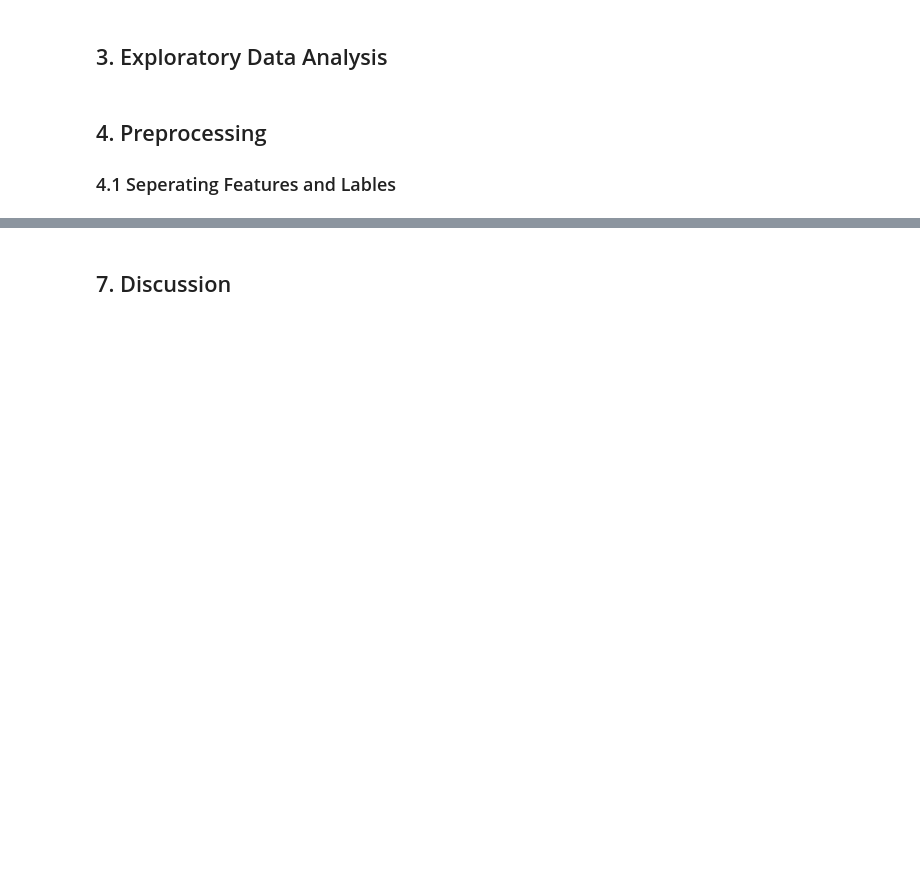
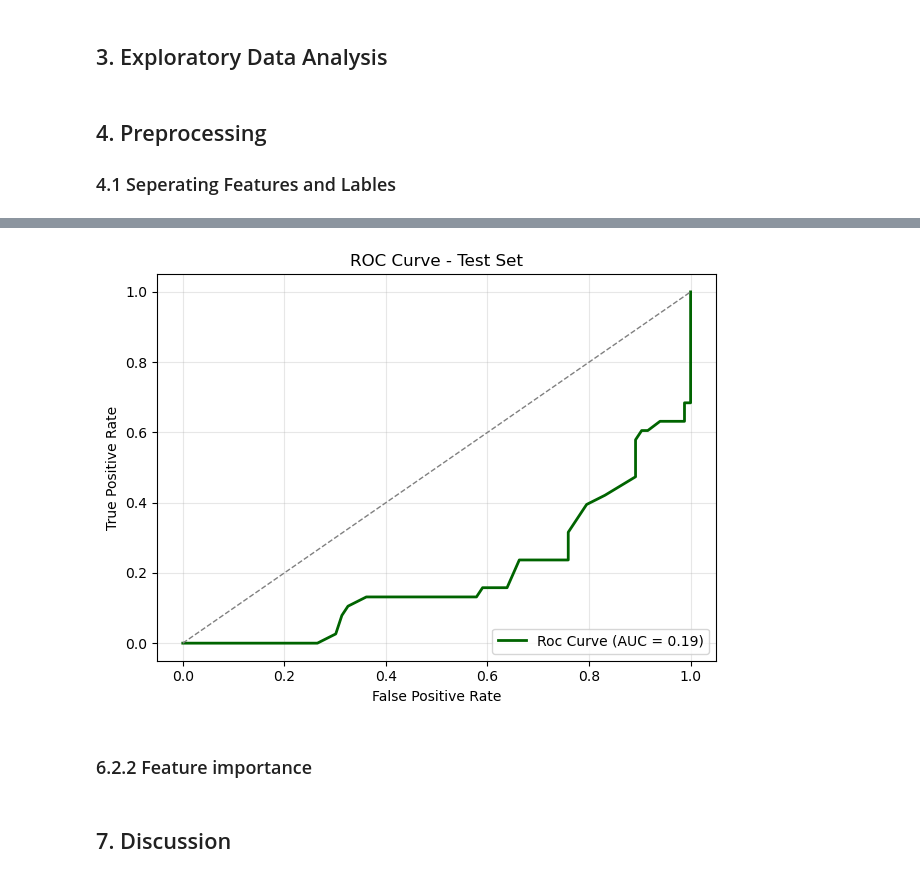
Before and after one commit to luludoaido/Dev_SAP, a Jupyter notebook: TM_1_RF_daSilvadoAido_Luana.ipynb, the cells around one changed output, grey strips where cells are left out. Saved outputs shown, nothing was run; the diff lists cells and outputs as text; code cells hidden in the pictures; blank space fills up the shorter version.

```diff
--- a/TM_1_RF_daSilvadoAido_Luana.ipynb
+++ b/TM_1_RF_daSilvadoAido_Luana.ipynb
@@ -64,3 +357,30 @@ validation_X, test_X, validation_y, test_y = train_test_split(test_X, test_y, te
+# %%
+#ROC-AUC
+#predict probabilities for MSS
+test_prob_binary = rfc_binary.predict_proba(X_test_var_binary)[:,1] #for posiive variable MSI
+fpr_binary, tpr_binary, thresholds = roc_curve(test_y_binary, test_prob_binary, pos_label="MSI")
+roc_auc_binary = auc(fpr_binary,tpr_binary)
+print("ROC-AUC Value:", roc_auc_binary)
+#Roc curve visualization:
+
+plt.Figure(figsize=(8,6))
+plt.plot(fpr_binary,tpr_binary, color ="darkgreen", lw = 2,
+         label=f"Roc Curve (AUC = {roc_auc_binary:.2f})")
+
+plt.plot([0,1],[0,1], color = "gray", lw= 1, linestyle = "--")
+
+plt.xlabel("False Positive Rate")
+plt.ylabel("True Positive Rate")
+
+plt.title("ROC Curve - Test Set")
+plt.legend(loc = "lower right")
+plt.grid(alpha=0.3)
+plt.tight_layout()
+plt.show()
+# %% [output]
+[figure, added]
+# %% [markdown]
+### 6.2.2 Feature importance
 # %% [markdown]
 ## 7. Discussion
 # %% [markdown]
```
Also changed, not shown: parts of 34 cells of this notebook, 2 other files.
